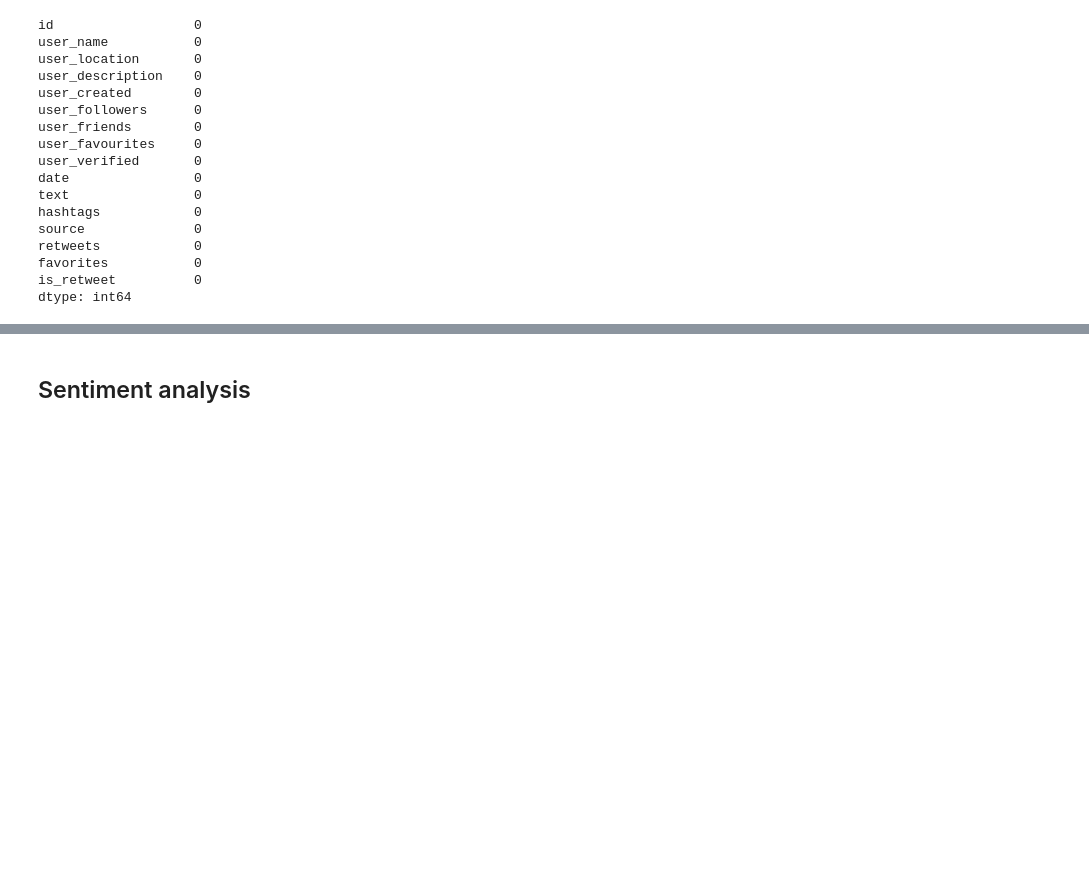
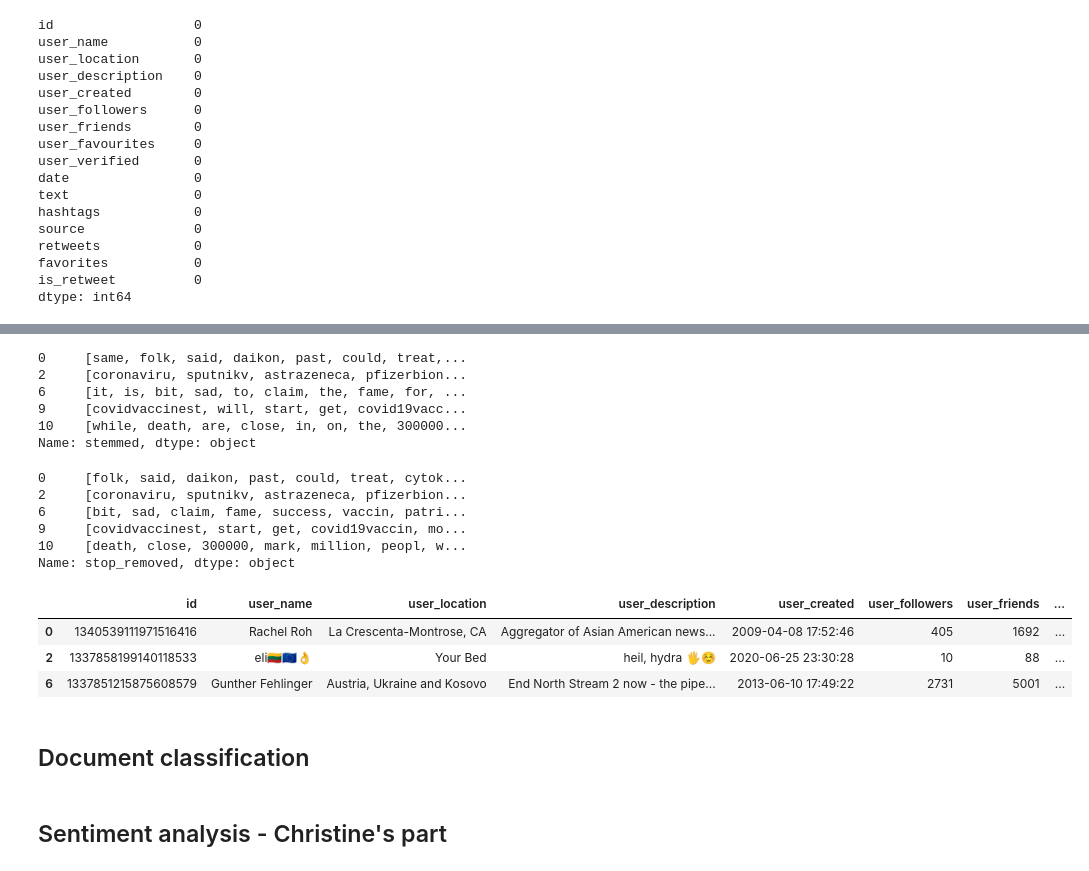
Before and after one commit to hparkailey/451_vaccination_tweets, a Jupyter notebook: preprocessing_and_EDA.ipynb, the cells around one changed output, grey strips where cells are left out. Drawn from its saved outputs; the diff is of its cells as text; code cells hidden in the pictures; blank space fills up the shorter version.

```diff
--- a/preprocessing_and_EDA.ipynb
+++ b/preprocessing_and_EDA.ipynb
@@ -85,3 +83,8 @@ def remove_emoji(text):
 # source : https://realpython.com/sentiment-analysis-python/
 def tokenize(text):
     return text.split()
+# %%
+tweets = pd.read_csv("vaccination_all_tweets.csv")
+tweets = tweets.dropna(axis=0) # TODO: discuss
+original_text = tweets["text"].copy(deep=True)
+original_text.iloc[6]
@@ -89,16 +94,17 @@ def tokenize(text):
 # clean text d
 def clean_text(text):
 #     text = str.lower(text) #lower case
-#     text = re.sub(r"http\S+", "", text) #rm websites
-#     #text = re.sub(r"\s+[a-zA-Z]\s+", " ", text) # rm single characters
-#     text = re.sub(r"\s\s+"," ", text) # rm multiple spaces
-#     text = re.sub(r"#"," ", text) # rm hashtags
-#     text = re.sub(r"[(,?!)]","", text) # rm special characters
-#     text = re.sub('@[^\s]+', '', text) # rm @twitter_id
+    text = re.sub(r"http\S+", "", text) #rm websites
+    text = re.sub(r"\s+[a-zA-Z]\s+", " ", text) # rm single characters
+    text = re.sub(r"\s\s+","", text) # rm multiple spaces
+    text = re.sub(r"#","", text) # rm hashtags
+    text = re.sub(r"[(,?!)]","", text) # rm special characters
+    text = re.sub("@[^\s]+", "", text) # rm @twitter_id
 #     text = remove_emoji(text) # rm emoji
-    text = re.sub("<[^>]*>", "", text) # rm HTML markup
+    #text = re.sub("<[^>]*>", "", text) # rm HTML markup
     emoticons = re.findall("(?::|;|=)(?:-)?(?:\)|\(|D|P)", text)
-    text = (re.sub("[\W]+", " ", text.lower()) + " ".join(emoticons).replace("-", ""))
+    text = (re.sub("[\W]+", " ", text.lower()) + " ".join(emoticons).replace("-", "")).strip()
+    # lower case since we assume letter case does not contain any significant information
     #text = text.split()
     #corpus = [txt for txt in text if not txt in set(stopwords.words('english'))]
     #text = tokenize(text)
@@ -180,7 +208,9 @@ print(tfidf.fit_transform(count.fit_transform(tweets["text"]).toarray()))
 # %%
+## tokenizer splits the text corpora into individual elements
+## word stemming: transforming a word into its root form (maps related words  to the same stem)
+
 porter = PorterStemmer()
-
 def tokenizer_porter(text):
     return [porter.stem(word) for word in text.split()]
 
-tokenizer_porter(tweets["text"])
+tweets["stemmed"] = tweets["text"].apply(lambda x: tokenizer_porter(x))
@@ -188,0 +219,8 @@ AttributeError: 'list' object has no attribute 'split'
+# %%
+nltk.download("stopwords")
+
+def remove_stop_words(text):
+    stop = stopwords.words("english")
+    return [word for word in text if word not in stop]
+
+tweets["stop_removed"] = tweets["stemmed"].apply(lambda x: remove_stop_words(x))
@@ -188,0 +230,27 @@ AttributeError: 'list' object has no attribute 'split'
+# %%
+tweets["stemmed"].head()
+# %% [output]
+0     [same, folk, said, daikon, past, could, treat,...
+2     [coronaviru, sputnikv, astrazeneca, pfizerbion...
+6     [it, is, bit, sad, to, claim, the, fame, for, ...
+9     [covidvaccinest, will, start, get, covid19vacc...
+10    [while, death, are, close, in, on, the, 300000...
+Name: stemmed, dtype: object
+# %%
+tweets["stop_removed"].head()
+# %% [output]
+0     [folk, said, daikon, past, could, treat, cytok...
+2     [coronaviru, sputnikv, astrazeneca, pfizerbion...
+6     [bit, sad, claim, fame, success, vaccin, patri...
+9     [covidvaccinest, start, get, covid19vaccin, mo...
+10    [death, close, 300000, mark, million, peopl, w...
+Name: stop_removed, dtype: object
+# %%
+tweets[:3]
+# %% [output]
+|  | id | user_name | user_location | user_description | user_created | user_followers | user_friends | ... |
+| 0 | 1340539111971516416 | Rachel Roh | La Crescenta-Montrose, CA | Aggregator of Asian American news... | 2009-04-08 17:52:46 | 405 | 1692 | ... |
+| 2 | 1337858199140118533 | eli🇱🇹🇪🇺👌 | Your Bed | heil, hydra 🖐☺ | 2020-06-25 23:30:28 | 10 | 88 | ... |
+| 6 | 1337851215875608579 | Gunther Fehlinger | Austria, Ukraine and Kosovo | End North Stream 2 now - the pipe... | 2013-06-10 17:49:22 | 2731 | 5001 | ... |
+# %% [markdown]
+## Document classification
@@ -189,5 +286,5 @@ AttributeError: 'list' object has no attribute 'split'
 # %% [markdown]
-## Sentiment analysis
+## Sentiment analysis - Christine's part
 # %%
 def polarity(text):
     testimonial = TextBlob(text)
```
Also changed, not shown: parts of 29 cells of this notebook.
